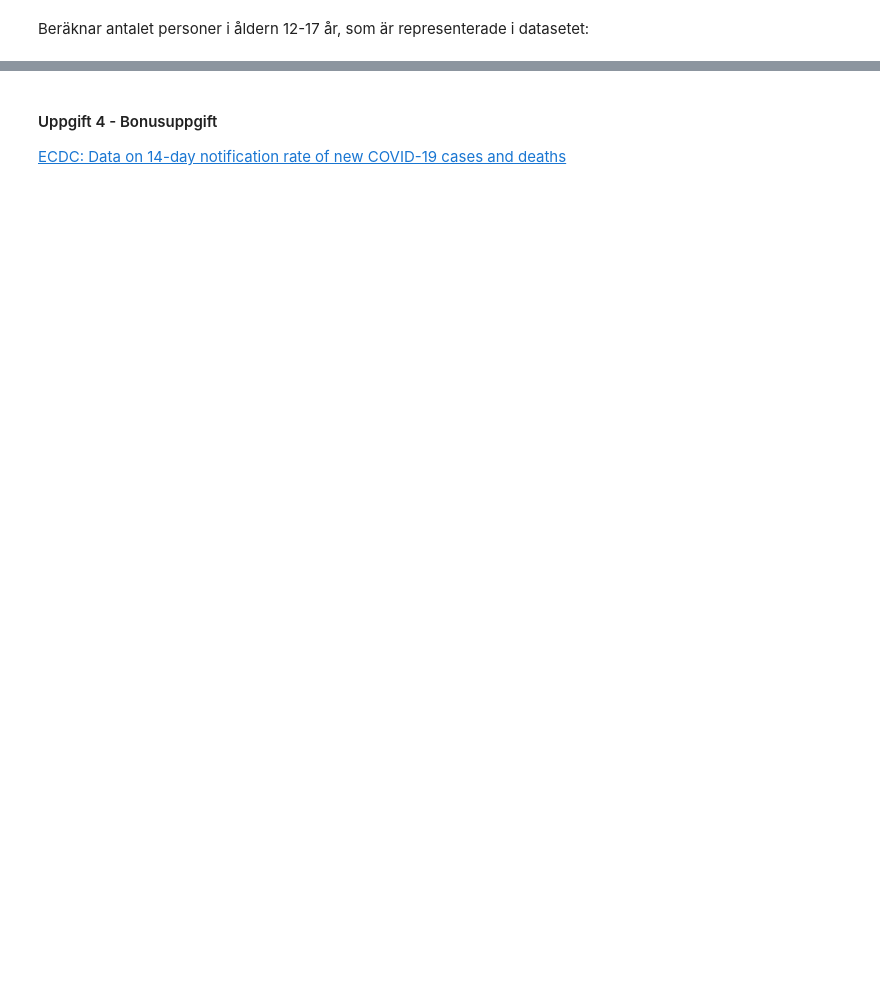
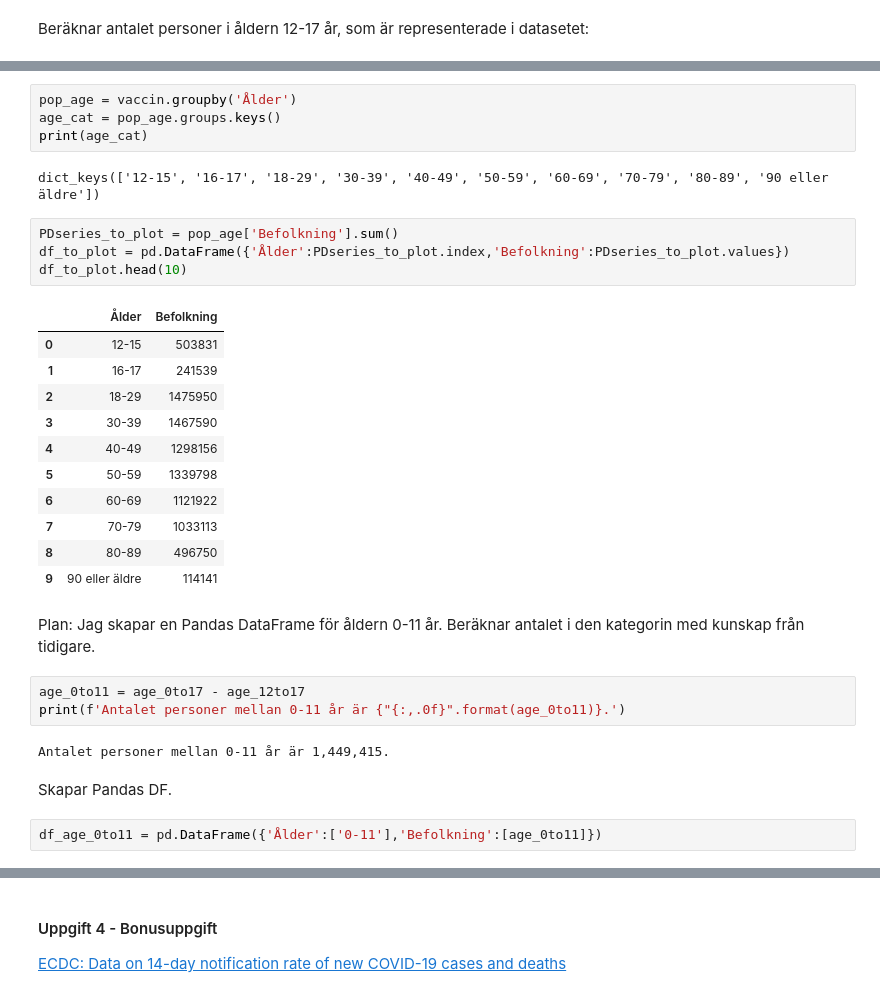
Before and after one commit to dancla240/Databehandling_Daniel_Claesson, a Jupyter notebook: Lab1/Lab1_Daniel_Claesson.ipynb, the cells around one changed output, grey strips where cells are left out. Drawn from its saved outputs; the diff is of its cells as text; blank space fills up the shorter version.

```diff
--- a/Lab1/Lab1_Daniel_Claesson.ipynb
+++ b/Lab1/Lab1_Daniel_Claesson.ipynb
@@ -283,0 +362,33 @@ Min slutsats är att det ungefär finns 2.1 till 2.2 miljoner personer under 18
+# %%
+pop_age = vaccin.groupby('Ålder')
+age_cat = pop_age.groups.keys()
+print(age_cat)
+# %% [output]
+dict_keys(['12-15', '16-17', '18-29', '30-39', '40-49', '50-59', '60-69', '70-79', '80-89', '90 eller äldre'])
+# %%
+PDseries_to_plot = pop_age['Befolkning'].sum()
+df_to_plot = pd.DataFrame({'Ålder':PDseries_to_plot.index,'Befolkning':PDseries_to_plot.values})
+df_to_plot.head(10)
+# %% [output]
+|  | Ålder | Befolkning |
+| 0 | 12-15 | 503831 |
+| 1 | 16-17 | 241539 |
+| 2 | 18-29 | 1475950 |
+| 3 | 30-39 | 1467590 |
+| 4 | 40-49 | 1298156 |
+| 5 | 50-59 | 1339798 |
+| 6 | 60-69 | 1121922 |
+| 7 | 70-79 | 1033113 |
+| 8 | 80-89 | 496750 |
+| 9 | 90 eller äldre | 114141 |
+# %% [markdown]
+Plan: Jag skapar en Pandas DataFrame för åldern 0-11 år. Beräknar antalet i den kategorin med kunskap från tidigare.
+# %%
+age_0to11 = age_0to17 - age_12to17
+print(f'Antalet personer mellan 0-11 år är {"{:,.0f}".format(age_0to11)}.')
+# %% [output]
+Antalet personer mellan 0-11 år är 1,449,415.
+# %% [markdown]
+Skapar Pandas DF.
+# %%
+df_age_0to11 = pd.DataFrame({'Ålder':['0-11'],'Befolkning':[age_0to11]})
```
Also changed, not shown: parts of 42 cells of this notebook.
